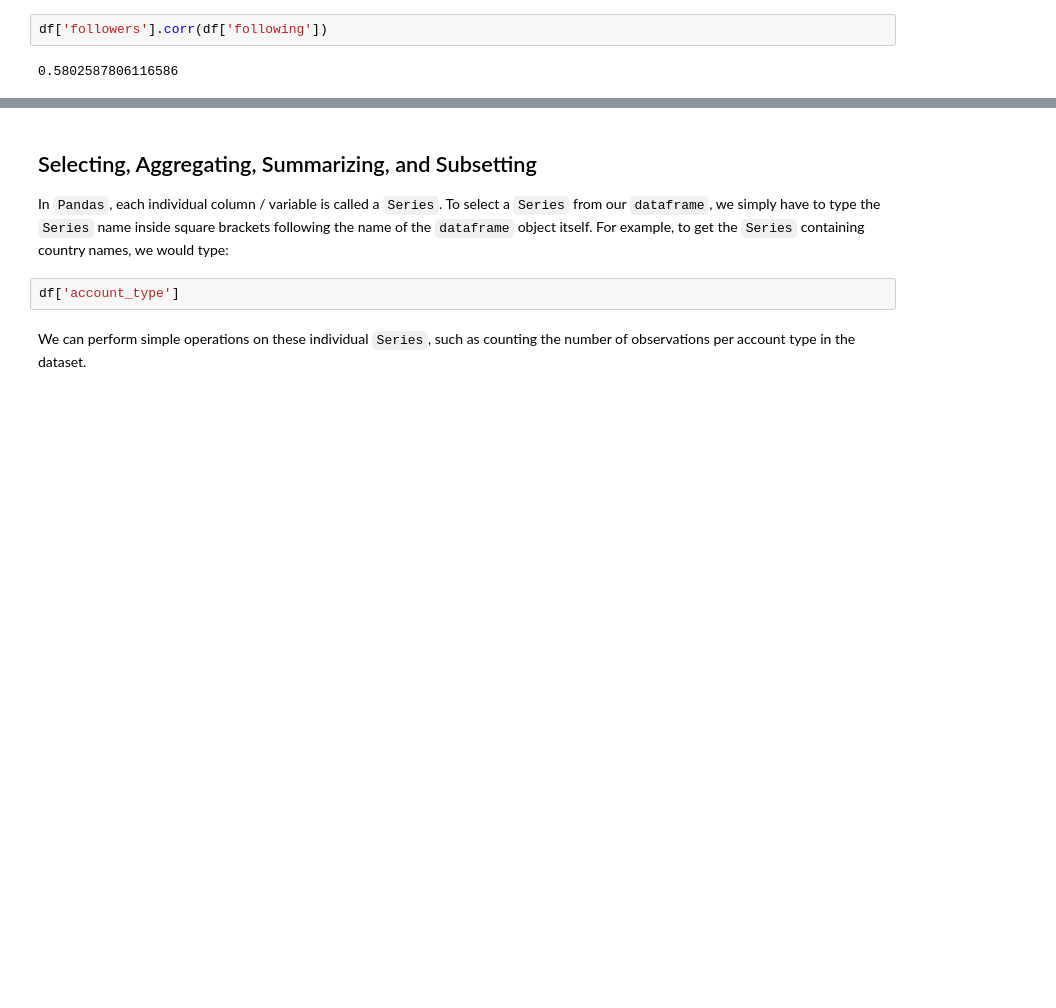
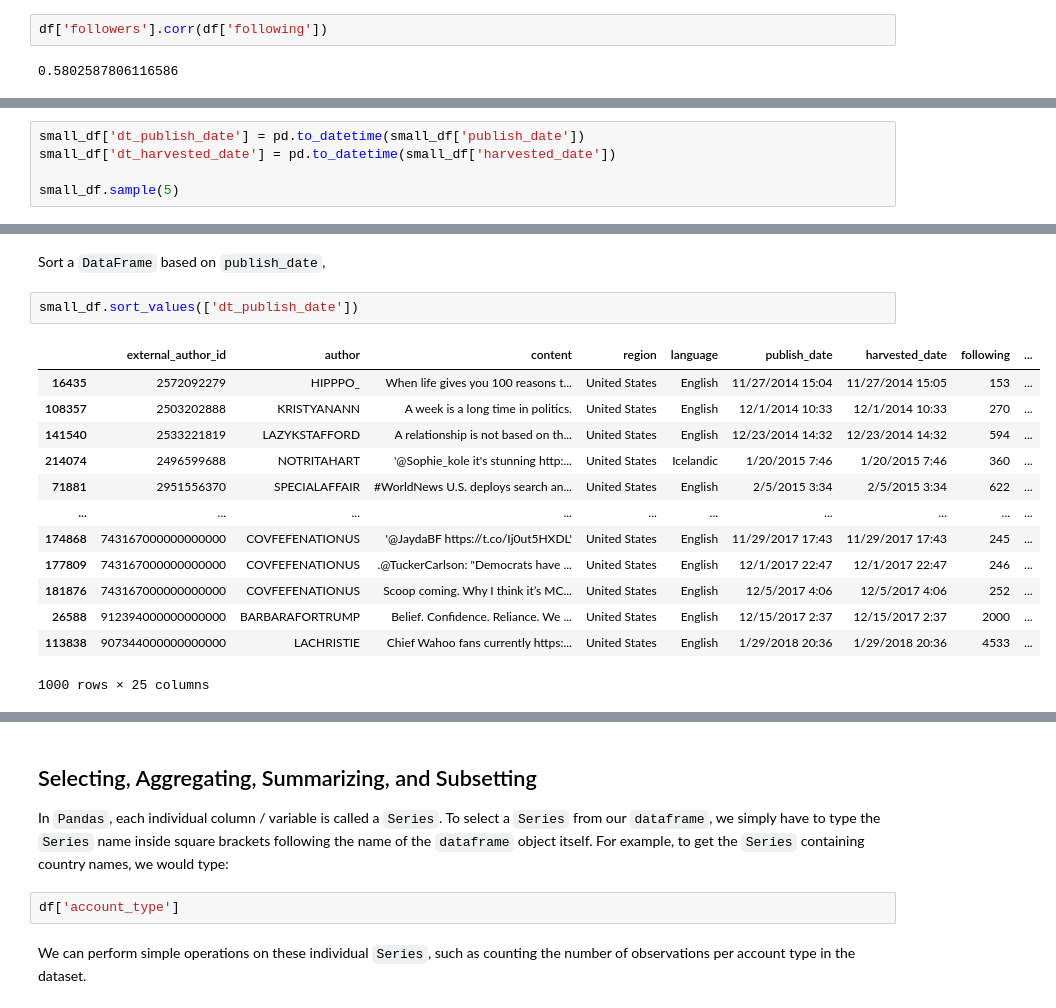
Before and after one commit to mclevey/GESIS_2020_Fundamentals, a Jupyter notebook: 03_pandas.ipynb, the cells around one changed output, grey strips where cells are left out. Cells and saved outputs as stored; diff of their text form; blank space fills up the shorter version.

Commit message:
done pandas ... i think

```diff
--- a/03_pandas.ipynb
+++ b/03_pandas.ipynb
@@ -841,0 +1107,5 @@ JA: I will do this. Likely just be super basic. The weird things people need to
+# %%
+small_df['dt_publish_date'] = pd.to_datetime(small_df['publish_date'])
+small_df['dt_harvested_date'] = pd.to_datetime(small_df['harvested_date'])
+
+small_df.sample(5)
@@ -841,0 +1154,18 @@ JA: I will do this. Likely just be super basic. The weird things people need to
+# %% [markdown]
+Sort a `DataFrame` based on `publish_date`,
+# %%
+small_df.sort_values(['dt_publish_date'])
+# %% [output]
+|  | external_author_id | author | content | region | language | publish_date | harvested_date | following | ... |
+| 16435 | 2572092279 | HIPPPO_ | When life gives you 100 reasons t... | United States | English | 11/27/2014 15:04 | 11/27/2014 15:05 | 153 | ... |
+| 108357 | 2503202888 | KRISTYANANN | A week is a long time in politics. | United States | English | 12/1/2014 10:33 | 12/1/2014 10:33 | 270 | ... |
+| 141540 | 2533221819 | LAZYKSTAFFORD | A relationship is not based on th... | United States | English | 12/23/2014 14:32 | 12/23/2014 14:32 | 594 | ... |
+| 214074 | 2496599688 | NOTRITAHART | '@Sophie_kole it's stunning http:... | United States | Icelandic | 1/20/2015 7:46 | 1/20/2015 7:46 | 360 | ... |
+| 71881 | 2951556370 | SPECIALAFFAIR | #WorldNews U.S. deploys search an... | United States | English | 2/5/2015 3:34 | 2/5/2015 3:34 | 622 | ... |
+| ... | ... | ... | ... | ... | ... | ... | ... | ... | ... |
+| 174868 | 743167000000000000 | COVFEFENATIONUS | '@JaydaBF https://t.co/Ij0ut5HXDL' | United States | English | 11/29/2017 17:43 | 11/29/2017 17:43 | 245 | ... |
+| 177809 | 743167000000000000 | COVFEFENATIONUS | .@TuckerCarlson: "Democrats have ... | United States | English | 12/1/2017 22:47 | 12/1/2017 22:47 | 246 | ... |
+| 181876 | 743167000000000000 | COVFEFENATIONUS | Scoop coming. Why I think it’s MC... | United States | English | 12/5/2017 4:06 | 12/5/2017 4:06 | 252 | ... |
+| 26588 | 912394000000000000 | BARBARAFORTRUMP | Belief. Confidence. Reliance. We ... | United States | English | 12/15/2017 2:37 | 12/15/2017 2:37 | 2000 | ... |
+| 113838 | 907344000000000000 | LACHRISTIE | Chief Wahoo fans currently https:... | United States | English | 1/29/2018 20:36 | 1/29/2018 20:36 | 4533 | ... |
+1000 rows × 25 columns
```
Also changed, not shown: parts of 113 cells of this notebook.
